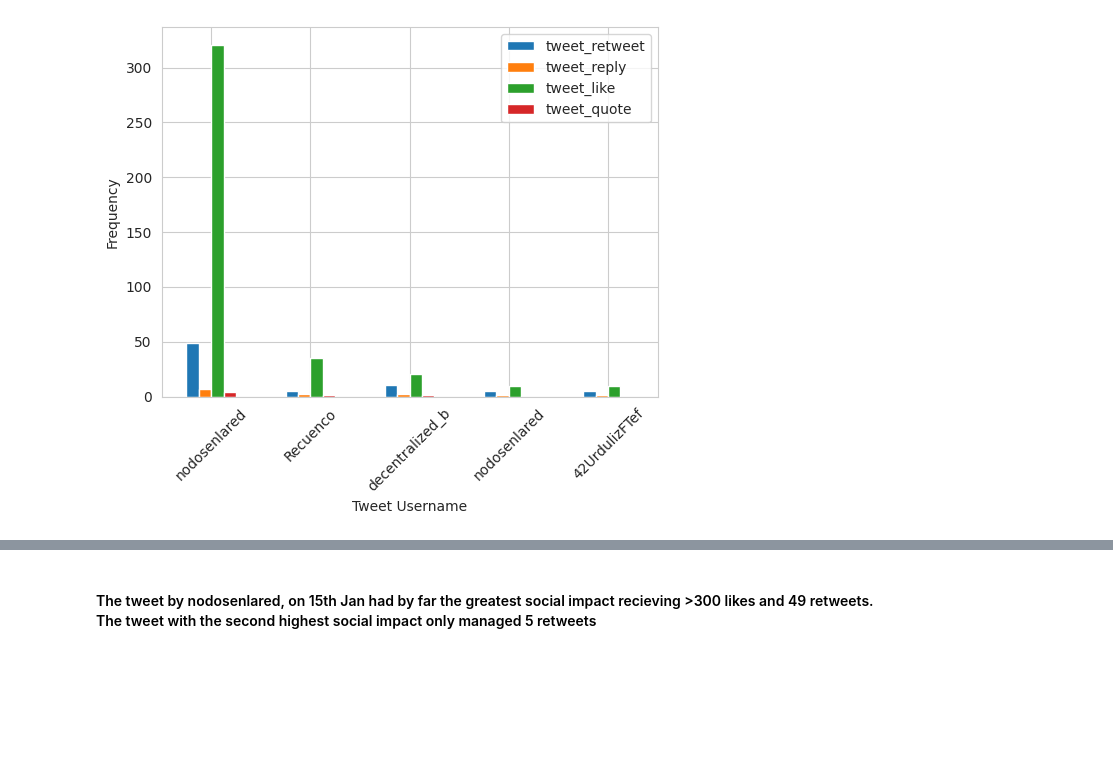
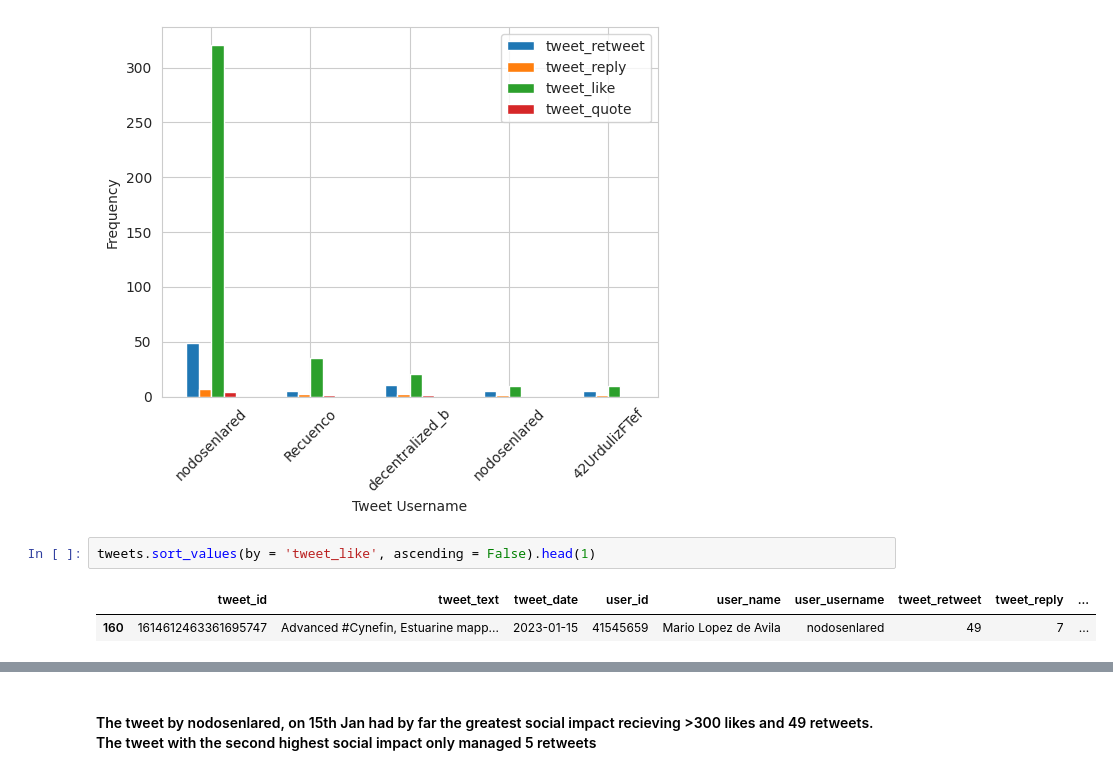
Before and after one commit to seenstevo/technical_test_interview, a Jupyter notebook: Analyses/Analysis_Tweets.ipynb, the cells around one changed output, grey strips where cells are left out. Cells and saved outputs as stored; diff of their text form; blank space fills up the shorter version.

```diff
--- a/Analyses/Analysis_Tweets.ipynb
+++ b/Analyses/Analysis_Tweets.ipynb
@@ -70,3 +70,8 @@ plt.xlabel("Tweet Username")
 plt.ylabel("Frequency");
 # %% [output]
 [figure]
+# %%
+tweets.sort_values(by = 'tweet_like', ascending = False).head(1)
+# %% [output]
+|  | tweet_id | tweet_text | tweet_date | user_id | user_name | user_username | tweet_retweet | tweet_reply | ... |
+| 160 | 1614612463361695747 | Advanced #Cynefin, Estuarine mapp... | 2023-01-15 | 41545659 | Mario Lopez de Avila | nodosenlared | 49 | 7 | ... |
```
Also changed, not shown: parts of 4 cells of this notebook, 2 other files.
